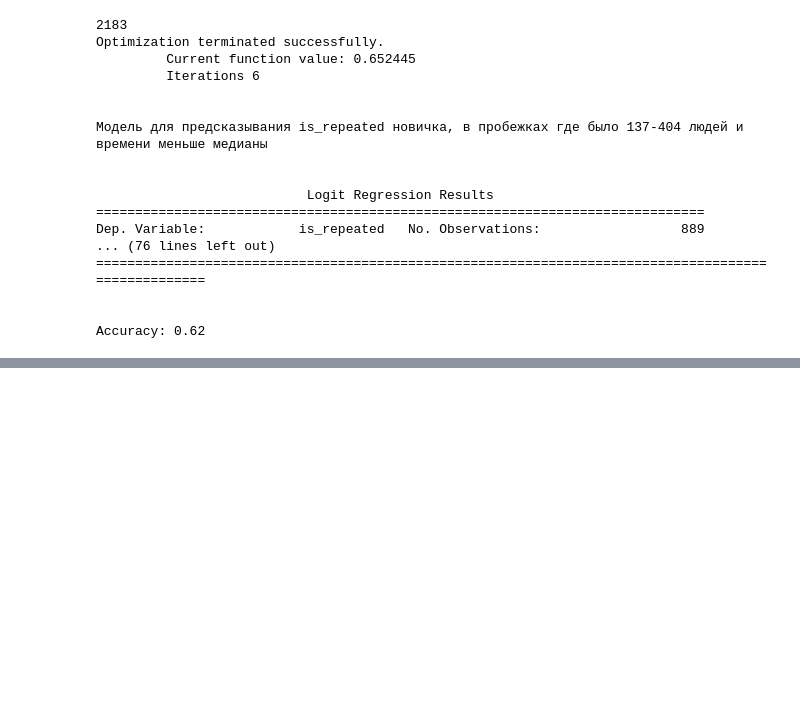
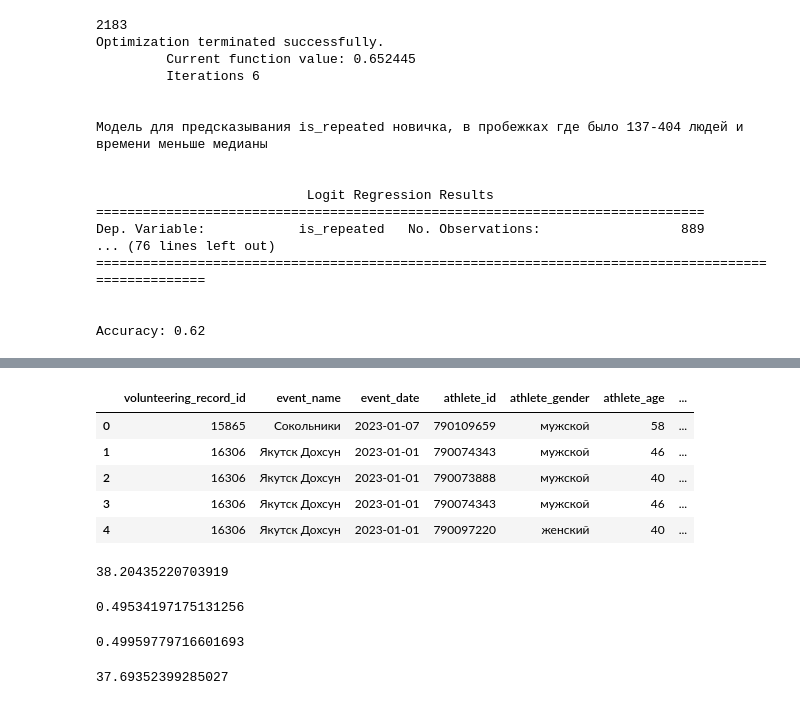
Before and after one commit to Alex12345432141242/abort-404, a Jupyter notebook: устойчивость модели.ipynb, the cells around one changed output, grey strips where cells are left out. Cells and saved outputs as stored; diff of their text form; code cells hidden in the pictures; blank space fills up the shorter version.

```diff
--- a/устойчивость модели.ipynb
+++ b/устойчивость модели.ipynb
@@ -765,0 +641,27 @@ ValueError: zero-size array to reduction operation maximum which has no identity
+# %%
+volunteers.head()
+# %% [output]
+|  | volunteering_record_id | event_name | event_date | athlete_id | athlete_gender | athlete_age | ... |
+| 0 | 15865 | Сокольники | 2023-01-07 | 790109659 | мужской | 58 | ... |
+| 1 | 16306 | Якутск Дохсун | 2023-01-01 | 790074343 | мужской | 46 | ... |
+| 2 | 16306 | Якутск Дохсун | 2023-01-01 | 790073888 | мужской | 40 | ... |
+| 3 | 16306 | Якутск Дохсун | 2023-01-01 | 790074343 | мужской | 46 | ... |
+| 4 | 16306 | Якутск Дохсун | 2023-01-01 | 790097220 | женский | 40 | ... |
+# %%
+volunteers1 = volunteers[~volunteers['volunteer_role_name'].isin(['Пейсер', 'Маршал', 'Инструктаж новых участников', 'Хранение и доставка оборудования', 'Сканирование штрих-кодов'])]
+
+volunteers1['athlete_age'].mean()
+# %% [output]
+38.20435220703919
+# %%
+(volunteers1['athlete_gender'] == 'мужской').mean()
+# %% [output]
+0.49534197175131256
+# %%
+(volunteers2['athlete_gender'] == 'мужской').mean()
+# %% [output]
+0.49959779716601693
+# %%
+volunteers['athlete_age'].mean()
+# %% [output]
+37.69352399285027
```
Also changed, not shown: parts of 12 cells of this notebook, 8 other files.
